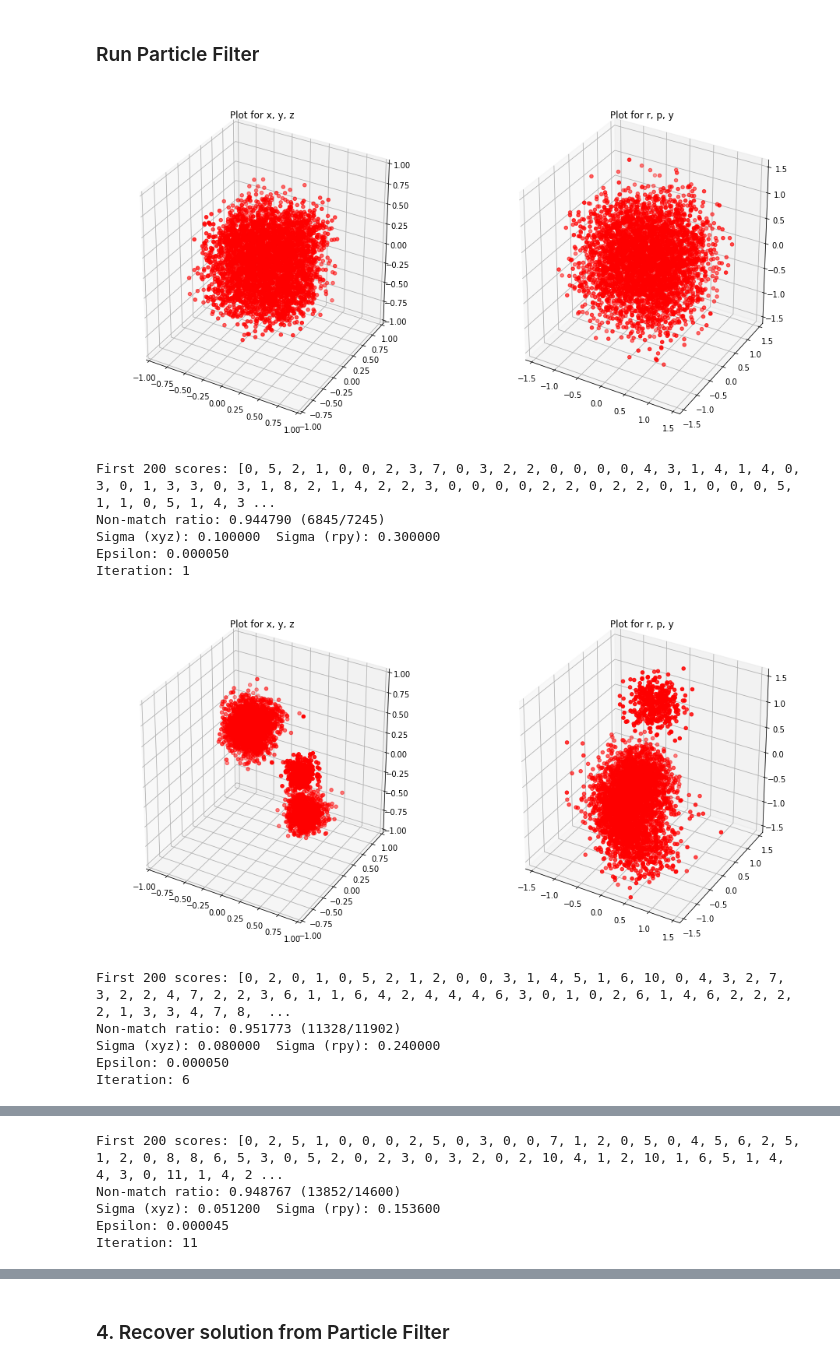
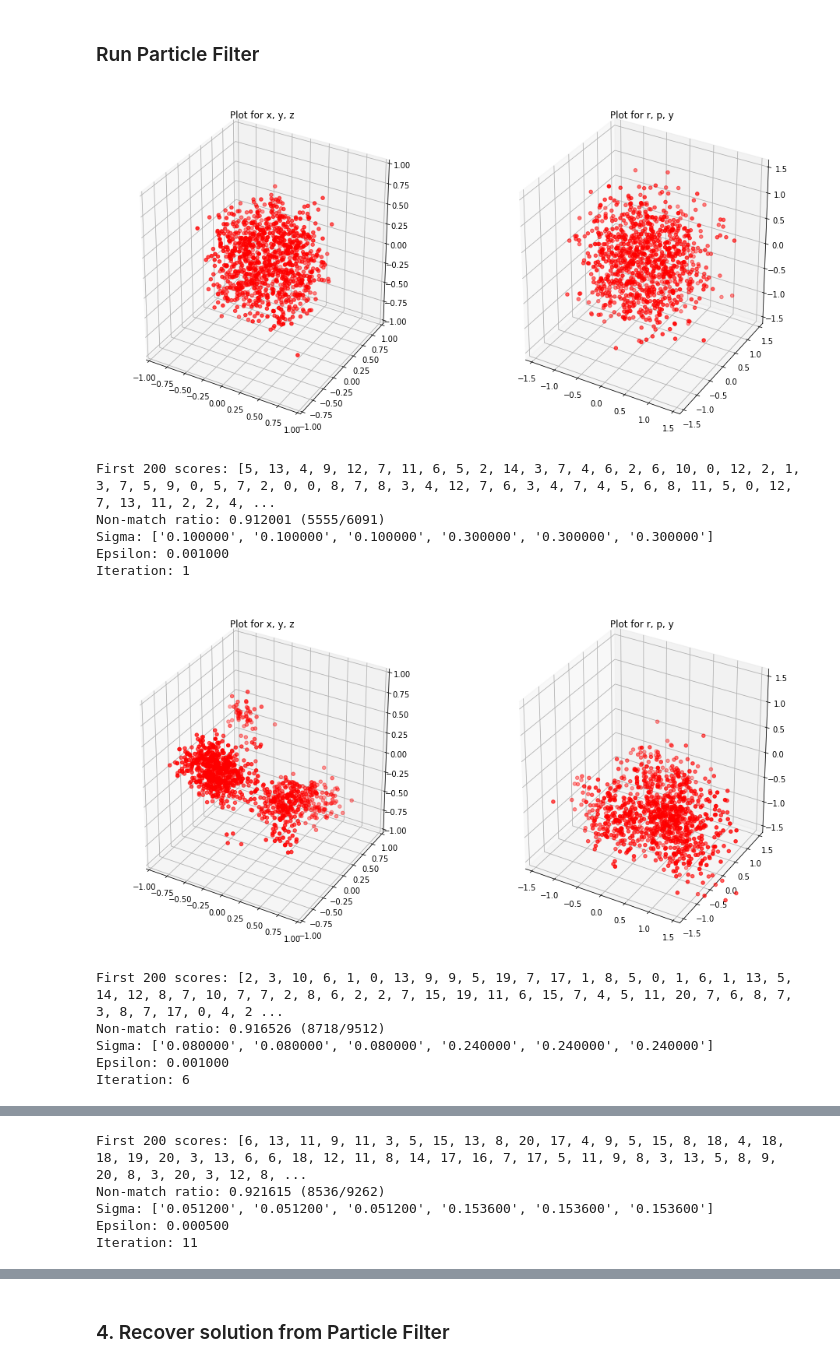
Before and after one commit to seventwoten/pcpf, a Jupyter notebook: ParticleFilter_TR.ipynb, the cells around one changed output, grey strips where cells are left out. Cells and saved outputs as stored; diff of their text form; code cells hidden in the pictures.

Commit message:
Update experiments, edit comment in helpers.py

```diff
--- a/ParticleFilter_TR.ipynb
+++ b/ParticleFilter_TR.ipynb
@@ -186,22 +191,41 @@ plt.show()
 # %% [markdown]
 ###  Run Particle Filter
 # %%
-from helpers import ParticleFilter, generate_xyz_rpy
+from helpers import ParticleFilter, generate_samples
 import matplotlib.pyplot as plt
 from mpl_toolkits.mplot3d import Axes3D
 
+# ---------------------------------------------------------
+# Adjustable parameters
+# ---------------------------------------------------------
+
 iterations = 60
+m = 1000
+ranges = np.array([[-0.5, 0.5],
+                   [-0.5, 0.5],
+                   [-0.5, 0.5],
+                   [-pi/4, pi/4],
+                   [-pi/4, pi/4],
+                   [-pi/4, pi/4],
+                   [1/m, 1/m]])
+e = 0.001
+sigma = np.array([0.1, 0.1, 0.1, 0.3, 0.3, 0.3])
 
-m = 4000
-S = np.concatenate((generate_xyz_rpy(m, -0.5, 0.5, -pi/4, pi/4), 1/m * np.ones((1,m))), axis = 0)
+# Multiply sigma by a factor after a number of iterations
+sigma_factor   = 0.8
+sigma_interval = 3
 
+# Multiply epsilon by a factor after a number of iterations
+e_factor   = 0.5
+e_interval = 10
+
+# ---------------------------------------------------------
+
+S = generate_samples(m, ranges)
 S_new = S
-e = 0.00005
-sigma_xyz = 0.1
-sigma_rpy = 0.3
 
 for i in range(iterations):
-    S_new, score_list, nmc, mc = ParticleFilter(S_new, sigma_xyz, sigma_rpy, pts1, pts2, epsilon = e)
+    S_new, score_list, nmc, mc = ParticleFilter(S_new, sigma, pts1, pts2, epsilon = e, norm_mode = "softmax")
 
     # Print for every 5 iterations, and for the last iteration
     if i%5 == 0 or i+1 == iterations:
@@ -213,48 +237,48 @@ for i in range(iterations):
         ax1.set_ylim3d(-1, 1)
         ax1.set_zlim3d(-1, 1)
         ax1.set_title("Plot for x, y, z")
 
         ax2 = fig.add_subplot(122, projection='3d')
         ax2.scatter(*S_new[3:,:], c= 'red')
         ax2.set_xlim3d(-pi/2, pi/2)
         ax2.set_ylim3d(-pi/2, pi/2)
         ax2.set_zlim3d(-pi/2, pi/2)
         ax2.set_title("Plot for r, p, y")
 
         plt.show()
 
         print("First 200 scores: " + str(score_list[:200])) # print first 200 scores only
         print("Non-match ratio: %f (%d/%d)" % (nmc/mc, nmc, mc))
-        print("Sigma (xyz): %f  Sigma (rpy): %f" % (sigma_xyz, sigma_rpy))
+        print("Sigma: " + str(["{0:f}".format(s) for s in sigma]))
         print("Epsilon: %f" % (e))
         print("Iteration: %d" % (i+1))
 
     # Decrease sigma over iterations
-    if (i+1)%3 == 0:
-        sigma_xyz *= 0.8
-        sigma_rpy *= 0.8
+    if sigma_factor != 1 and (i+1) % sigma_interval == 0:
+        sigma *= sigma_factor
 
     # Decrease epsilon over iterations
-    if (i+1)%10 == 0:
-        e *= 0.9
+    if e_factor != 1 and (i+1) % e_interval == 0:
+        e *= e_factor
 
     # Increase sigma and epsilon if all solutions have too few matches (< 30%), usually when epsilon is small
     # if max(score_list) < pts1.shape[0]*0.3:
     #     sigma_xyz *= 1.3
     #     sigma_rpy *= 1.3
 
-    if score_list.count(pts1.shape[0]) > m/2:
+    # Stop if more than 3/4 of scores hit maximum
+    if score_list.count(pts1.shape[0]) > (0.75 * m):
         break
 # %% [output]
-[figure, old version]
+[figure, new version]
-First 200 scores: [0, 5, 2, 1, 0, 0, 2, 3, 7, 0, 3, 2, 2, 0, 0, 0, 0, 4, 3, 1, 4, 1, 4, 0, 3, 0, 1, 3, 3, 0, 3, 1, 8, 2, 1, 4, 2, 2, 3, 0, 0, 0, 0, 2, 2, 0, 2, 2, 0, 1, 0, 0, 0, 5, 1, 1, 0, 5, 1, 4, 3 ...
-Non-match ratio: 0.944790 (6845/7245)
-Sigma (xyz): 0.100000  Sigma (rpy): 0.300000
-Epsilon: 0.000050
+First 200 scores: [5, 13, 4, 9, 12, 7, 11, 6, 5, 2, 14, 3, 7, 4, 6, 2, 6, 10, 0, 12, 2, 1, 3, 7, 5, 9, 0, 5, 7, 2, 0, 0, 8, 7, 8, 3, 4, 12, 7, 6, 3, 4, 7, 4, 5, 6, 8, 11, 5, 0, 12, 7, 13, 11, 2, 2, 4, ...
+Non-match ratio: 0.912001 (5555/6091)
+Sigma: ['0.100000', '0.100000', '0.100000', '0.300000', '0.300000', '0.300000']
+Epsilon: 0.001000
 Iteration: 1
-[figure, old version]
+[figure, new version]
-First 200 scores: [0, 2, 0, 1, 0, 5, 2, 1, 2, 0, 0, 3, 1, 4, 5, 1, 6, 10, 0, 4, 3, 2, 7, 3, 2, 2, 4, 7, 2, 2, 3, 6, 1, 1, 6, 4, 2, 4, 4, 4, 6, 3, 0, 1, 0, 2, 6, 1, 4, 6, 2, 2, 2, 2, 1, 3, 3, 4, 7, 8,  ...
-Non-match ratio: 0.951773 (11328/11902)
-Sigma (xyz): 0.080000  Sigma (rpy): 0.240000
-Epsilon: 0.000050
+First 200 scores: [2, 3, 10, 6, 1, 0, 13, 9, 9, 5, 19, 7, 17, 1, 8, 5, 0, 1, 6, 1, 13, 5, 14, 12, 8, 7, 10, 7, 7, 2, 8, 6, 2, 2, 7, 15, 19, 11, 6, 15, 7, 4, 5, 11, 20, 7, 6, 8, 7, 3, 8, 7, 17, 0, 4, 2 ...
+Non-match ratio: 0.916526 (8718/9512)
+Sigma: ['0.080000', '0.080000', '0.080000', '0.240000', '0.240000', '0.240000']
+Epsilon: 0.001000
 Iteration: 6
@@ -262,5 +286,5 @@ Iteration: 6
-First 200 scores: [0, 2, 5, 1, 0, 0, 0, 2, 5, 0, 3, 0, 0, 7, 1, 2, 0, 5, 0, 4, 5, 6, 2, 5, 1, 2, 0, 8, 8, 6, 5, 3, 0, 5, 2, 0, 2, 3, 0, 3, 2, 0, 2, 10, 4, 1, 2, 10, 1, 6, 5, 1, 4, 4, 3, 0, 11, 1, 4, 2 ...
-Non-match ratio: 0.948767 (13852/14600)
-Sigma (xyz): 0.051200  Sigma (rpy): 0.153600
-Epsilon: 0.000045
+First 200 scores: [6, 13, 11, 9, 11, 3, 5, 15, 13, 8, 20, 17, 4, 9, 5, 15, 8, 18, 4, 18, 18, 19, 20, 3, 13, 6, 6, 18, 12, 11, 8, 14, 17, 16, 7, 17, 5, 11, 9, 8, 3, 13, 5, 8, 9, 20, 8, 3, 20, 3, 12, 8, ...
+Non-match ratio: 0.921615 (8536/9262)
+Sigma: ['0.051200', '0.051200', '0.051200', '0.153600', '0.153600', '0.153600']
+Epsilon: 0.000500
 Iteration: 11
```
Also changed, not shown: parts of 11 cells of this notebook, 1 other file.
